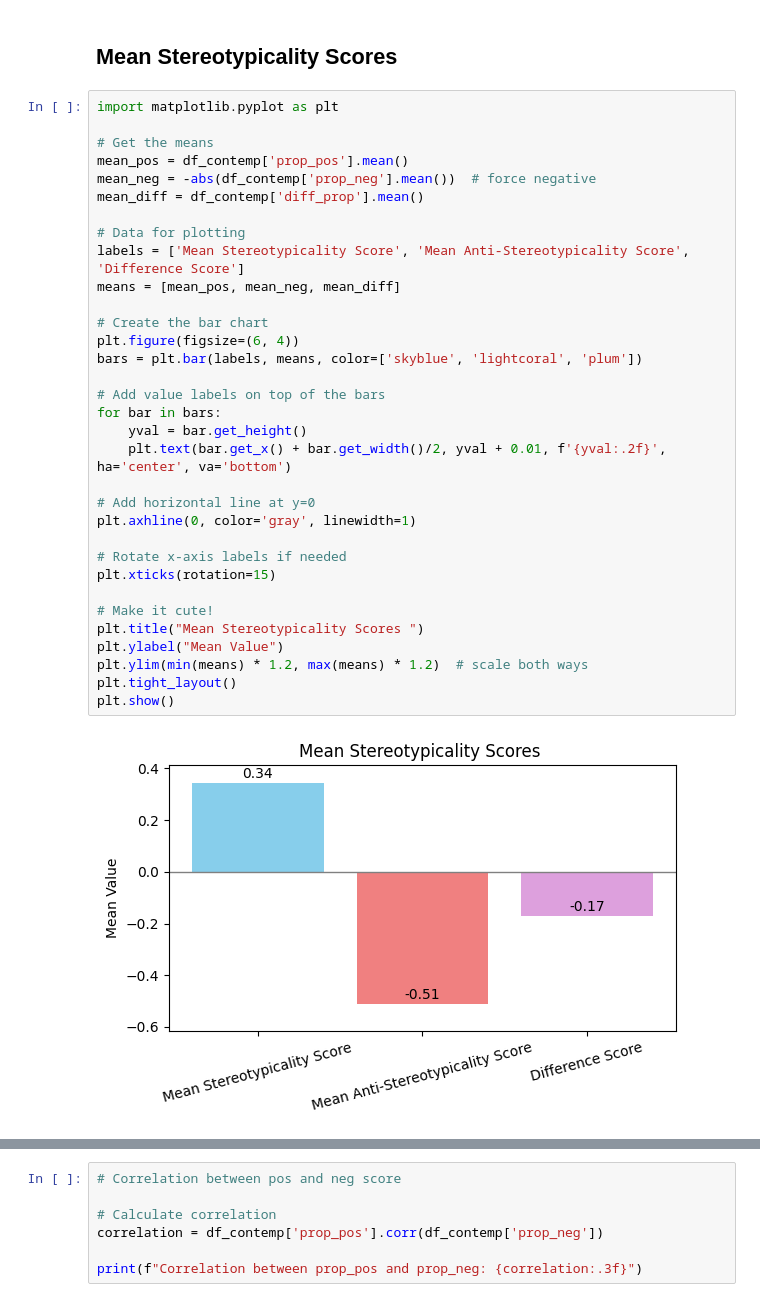
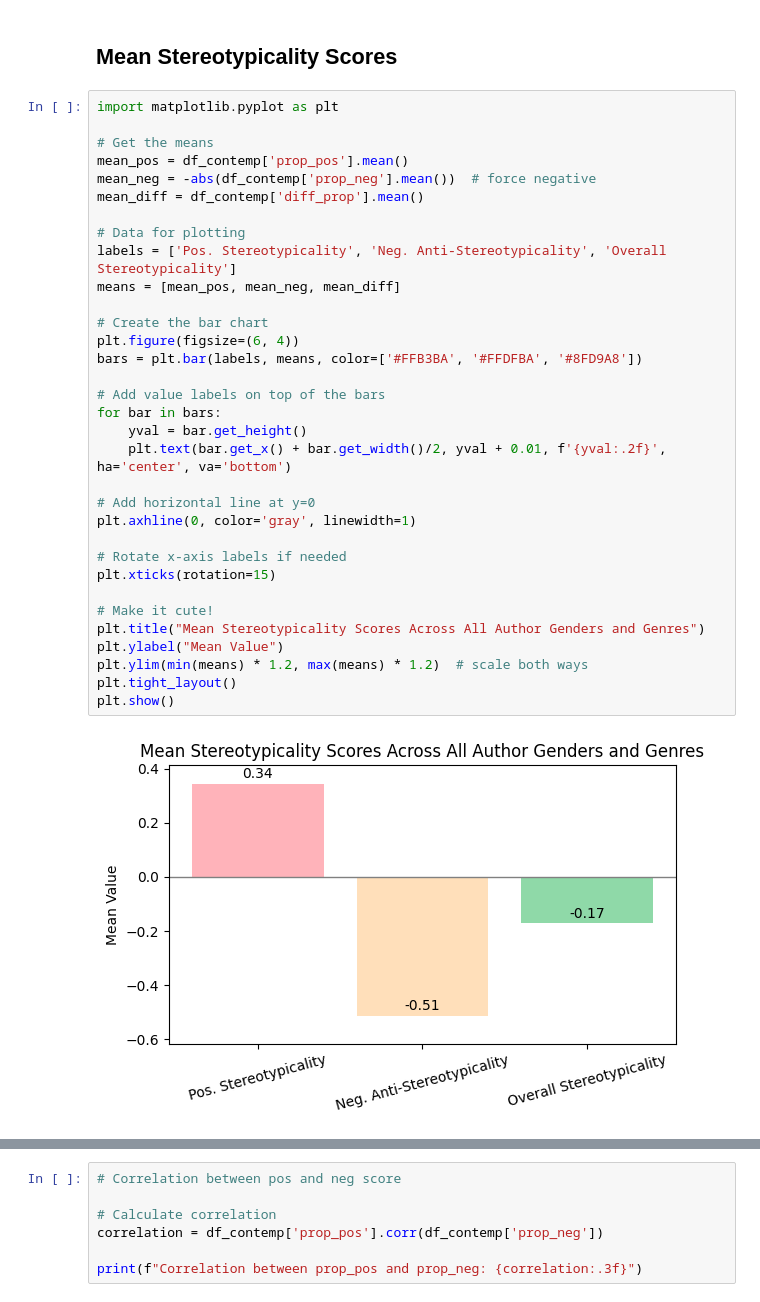
Before and after one commit to skratzke/thesis, a Jupyter notebook: 4.0 descriptives.ipynb, the cells around one changed output, grey strips where cells are left out. Saved outputs shown, nothing was run; the diff lists cells and outputs as text.

Commit message:
created images

```diff
--- a/4.0 descriptives.ipynb
+++ b/4.0 descriptives.ipynb
@@ -253,34 +262,34 @@ print(f"💖 Average % of NAs in odd-numbered questions: {odd_na_percent:.2f}%")
 import matplotlib.pyplot as plt
 
 # Get the means
 mean_pos = df_contemp['prop_pos'].mean()
 mean_neg = -abs(df_contemp['prop_neg'].mean())  # force negative
 mean_diff = df_contemp['diff_prop'].mean()
 
 # Data for plotting
-labels = ['Mean Stereotypicality Score', 'Mean Anti-Stereotypicality Score', 'Difference Score']
+labels = ['Pos. Stereotypicality', 'Neg. Anti-Stereotypicality', 'Overall Stereotypicality']
 means = [mean_pos, mean_neg, mean_diff]
 
 # Create the bar chart
 plt.figure(figsize=(6, 4))
-bars = plt.bar(labels, means, color=['skyblue', 'lightcoral', 'plum'])
+bars = plt.bar(labels, means, color=['#FFB3BA', '#FFDFBA', '#8FD9A8'])
 
 # Add value labels on top of the bars
 for bar in bars:
     yval = bar.get_height()
     plt.text(bar.get_x() + bar.get_width()/2, yval + 0.01, f'{yval:.2f}', ha='center', va='bottom')
 
 # Add horizontal line at y=0
 plt.axhline(0, color='gray', linewidth=1)
 
 # Rotate x-axis labels if needed
 plt.xticks(rotation=15)
 
 # Make it cute!
-plt.title("Mean Stereotypicality Scores ")
+plt.title("Mean Stereotypicality Scores Across All Author Genders and Genres")
 plt.ylabel("Mean Value")
 plt.ylim(min(means) * 1.2, max(means) * 1.2)  # scale both ways
 plt.tight_layout()
 plt.show()
 # %% [output]
-[figure, old version]
+[figure, new version]
```
Also changed, not shown: parts of 16 cells of this notebook, 27 other files.
